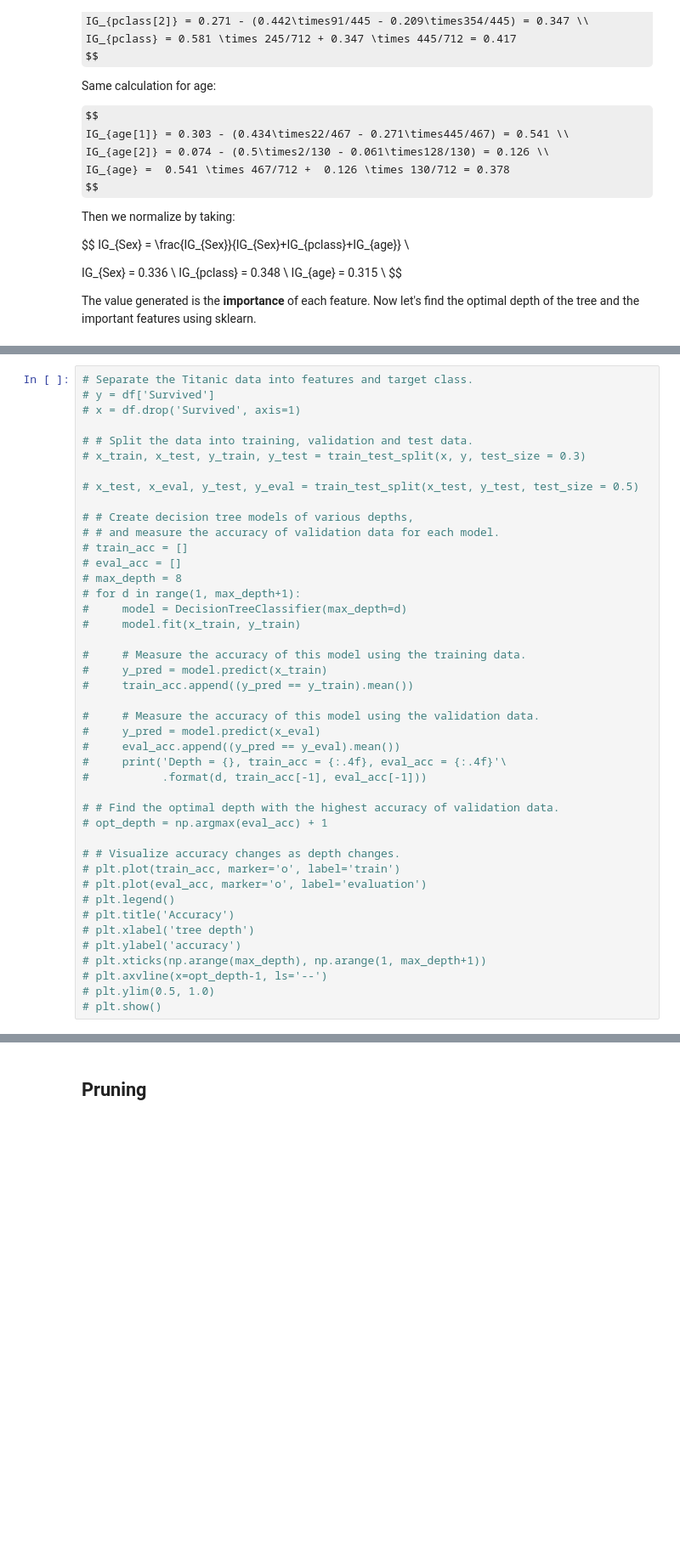
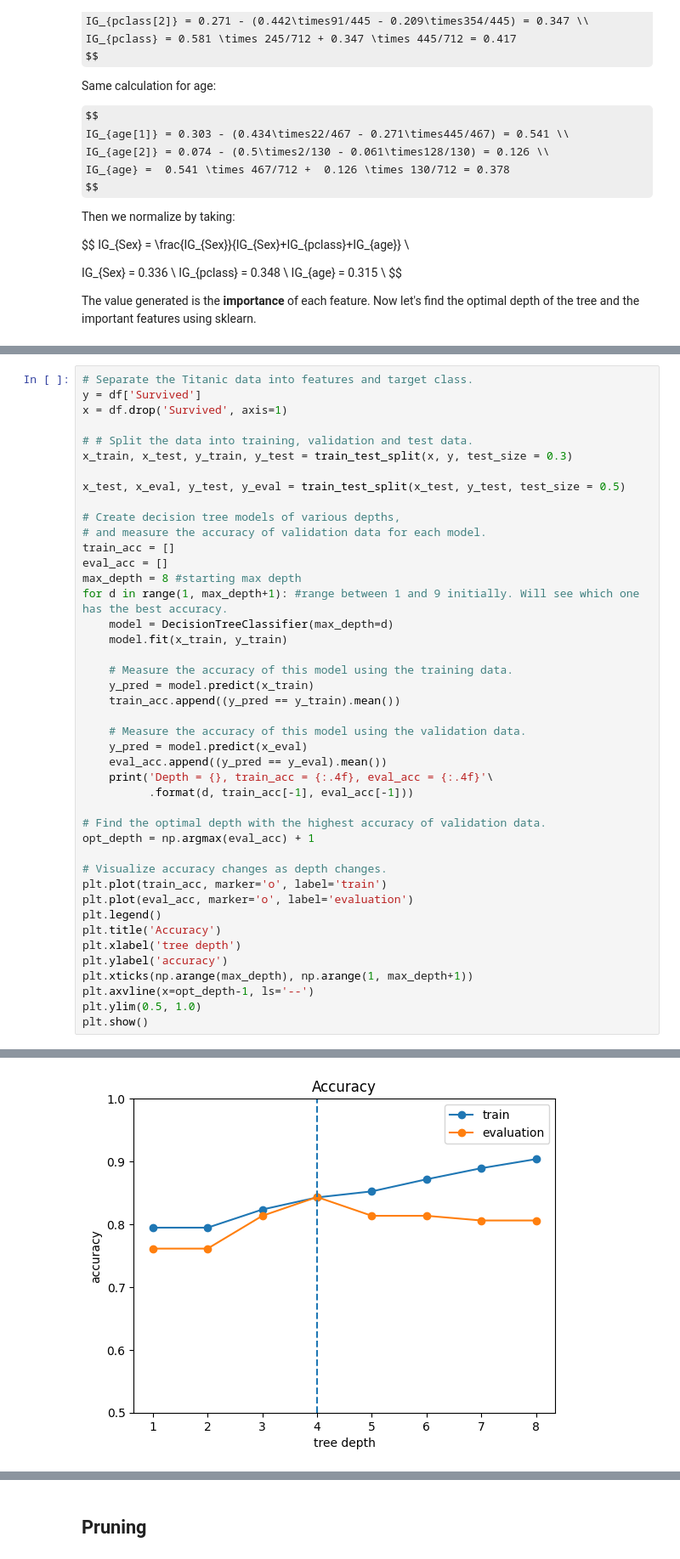
Before and after one commit to dexun02/My-DAC-Curriculum, a Jupyter notebook: DAC-006_Machine_Learning/DAC-006-Intro_to_ML_Session_2_Student.ipynb, the cells around one changed output, grey strips where cells are left out. Shown: that part at 85% size. Cells and saved outputs as stored; diff of their text form; some formulas as TeX source; blank space fills up the shorter version.

```diff
--- a/DAC-006_Machine_Learning/DAC-006-Intro_to_ML_Session_2_Student.ipynb
+++ b/DAC-006_Machine_Learning/DAC-006-Intro_to_ML_Session_2_Student.ipynb
@@ -180,43 +187,44 @@ The value generated is the **importance** of each feature. Now let's find the op
 # %%
 # Separate the Titanic data into features and target class.
-# y = df['Survived']
-# x = df.drop('Survived', axis=1)
+y = df['Survived']
+x = df.drop('Survived', axis=1)
 
 # # Split the data into training, validation and test data.
-# x_train, x_test, y_train, y_test = train_test_split(x, y, test_size = 0.3)
+x_train, x_test, y_train, y_test = train_test_split(x, y, test_size = 0.3)
 
-# x_test, x_eval, y_test, y_eval = train_test_split(x_test, y_test, test_size = 0.5)
+x_test, x_eval, y_test, y_eval = train_test_split(x_test, y_test, test_size = 0.5)
 
-# # Create decision tree models of various depths,
-# # and measure the accuracy of validation data for each model.
-# train_acc = []
-# eval_acc = []
-# max_depth = 8
-# for d in range(1, max_depth+1):
-#     model = DecisionTreeClassifier(max_depth=d)
-#     model.fit(x_train, y_train)
+# Create decision tree models of various depths,
+# and measure the accuracy of validation data for each model.
+train_acc = []
+eval_acc = []
+max_depth = 8 #starting max depth
+for d in range(1, max_depth+1): #range between 1 and 9 initially. Will see which one has the best accuracy.
+    model = DecisionTreeClassifier(max_depth=d)
+    model.fit(x_train, y_train)
 
-#     # Measure the accuracy of this model using the training data.
-#     y_pred = model.predict(x_train)
-#     train_acc.append((y_pred == y_train).mean())
+    # Measure the accuracy of this model using the training data.
+    y_pred = model.predict(x_train)
+    train_acc.append((y_pred == y_train).mean())
 
-#     # Measure the accuracy of this model using the validation data.
-#     y_pred = model.predict(x_eval)
-#     eval_acc.append((y_pred == y_eval).mean())
-#     print('Depth = {}, train_acc = {:.4f}, eval_acc = {:.4f}'\
-#           .format(d, train_acc[-1], eval_acc[-1]))
+    # Measure the accuracy of this model using the validation data.
+    y_pred = model.predict(x_eval)
+    eval_acc.append((y_pred == y_eval).mean())
+    print('Depth = {}, train_acc = {:.4f}, eval_acc = {:.4f}'\
+          .format(d, train_acc[-1], eval_acc[-1]))
 
-# # Find the optimal depth with the highest accuracy of validation data.
-# opt_depth = np.argmax(eval_acc) + 1
+# Find the optimal depth with the highest accuracy of validation data.
+opt_depth = np.argmax(eval_acc) + 1
 
-# # Visualize accuracy changes as depth changes.
-# plt.plot(train_acc, marker='o', label='train')
-# plt.plot(eval_acc, marker='o', label='evaluation')
-# plt.legend()
-# plt.title('Accuracy')
-# plt.xlabel('tree depth')
-# plt.ylabel('accuracy')
-# plt.xticks(np.arange(max_depth), np.arange(1, max_depth+1))
-# plt.axvline(x=opt_depth-1, ls='--')
-# plt.ylim(0.5, 1.0)
-# plt.show()
+# Visualize accuracy changes as depth changes.
+plt.plot(train_acc, marker='o', label='train')
+plt.plot(eval_acc, marker='o', label='evaluation')
+plt.legend()
+plt.title('Accuracy')
+plt.xlabel('tree depth')
+plt.ylabel('accuracy')
+plt.xticks(np.arange(max_depth), np.arange(1, max_depth+1))
+plt.axvline(x=opt_depth-1, ls='--')
+plt.ylim(0.5, 1.0)
+plt.show()
+# %% [output]
@@ -223,2 +239,3 @@ The value generated is the **importance** of each feature. Now let's find the op
+[figure, added]
 # %%
 # I set max_step=3 as a constant value for tree visualization.
```
Also changed, not shown: parts of 17 cells of this notebook, 2 other files.
